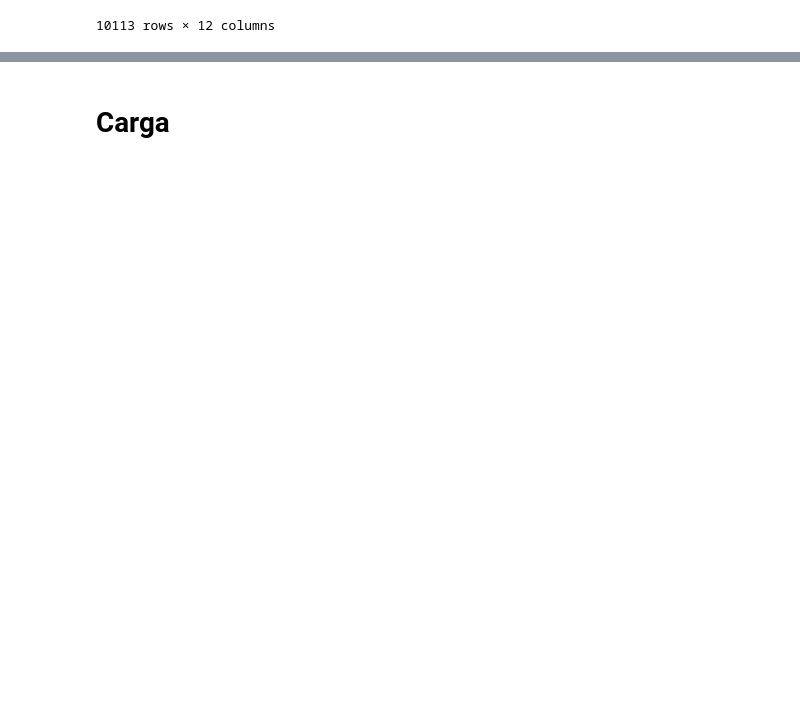
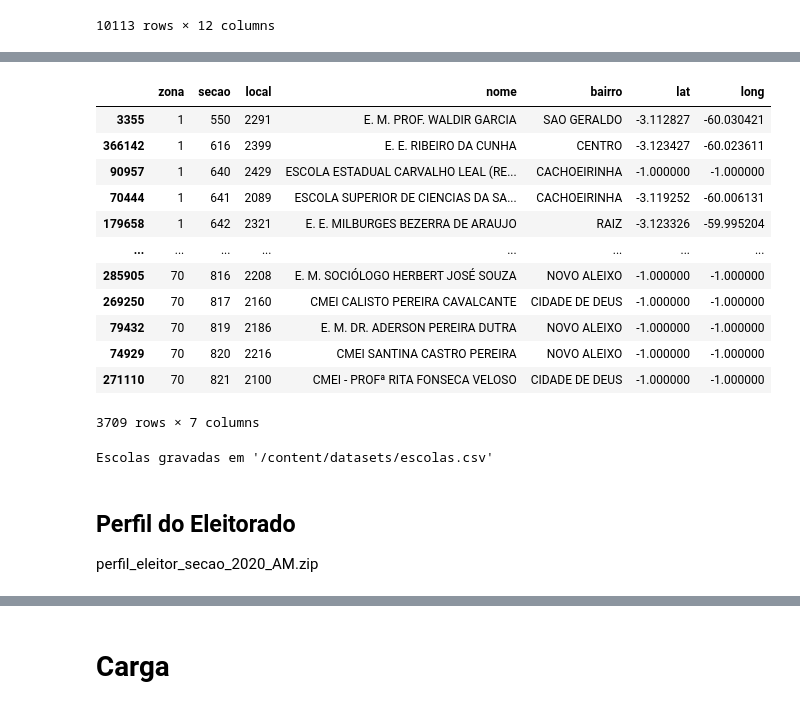
Before and after one commit to bmnds/uea-data-science-04-data-processing, a Jupyter notebook: trabalho-final/Notebook_ETL.ipynb, the cells around one changed output, grey strips where cells are left out. Drawn from its saved outputs; the diff is of its cells as text; code cells hidden in the pictures; blank space fills up the shorter version.

Commit message:
Incluída leitura do dataset de escolas e perfil do eleitorado

```diff
--- a/trabalho-final/Notebook_ETL.ipynb
+++ b/trabalho-final/Notebook_ETL.ipynb
@@ -460,0 +479,3 @@ dft_dvs
+# %%
+df = pd.read_csv('/content/work/eleitorado_local_votacao_2020.csv', encoding="ISO-8859-1", delimiter=';')
+df.info()
@@ -461,3 +500,34 @@ dft_dvs
+# %%
+df_escolas = df[df.NM_MUNICIPIO.eq('MANAUS')] \
+                  [['NR_ZONA', 'NR_SECAO', 'NR_LOCAL_VOTACAO', 'NM_LOCAL_VOTACAO',
+                    'NM_BAIRRO','NR_LATITUDE',	'NR_LONGITUDE']] \
+                    .sort_values(['NR_ZONA', 'NR_SECAO']) \
+                    .drop_duplicates()
+df_escolas.columns = ['zona', 'secao', 'local', 'nome', 'bairro', 'lat','long']
+df_escolas
+# %% [output]
+|  | zona | secao | local | nome | bairro | lat | long |
+| 3355 | 1 | 550 | 2291 | E. M. PROF. WALDIR GARCIA | SAO GERALDO | -3.112827 | -60.030421 |
+| 366142 | 1 | 616 | 2399 | E. E. RIBEIRO DA CUNHA | CENTRO | -3.123427 | -60.023611 |
+| 90957 | 1 | 640 | 2429 | ESCOLA ESTADUAL CARVALHO LEAL (RE... | CACHOEIRINHA | -1.000000 | -1.000000 |
+| 70444 | 1 | 641 | 2089 | ESCOLA SUPERIOR DE CIENCIAS DA SA... | CACHOEIRINHA | -3.119252 | -60.006131 |
+| 179658 | 1 | 642 | 2321 | E. E. MILBURGES BEZERRA DE ARAUJO | RAIZ | -3.123326 | -59.995204 |
+| ... | ... | ... | ... | ... | ... | ... | ... |
+| 285905 | 70 | 816 | 2208 | E. M. SOCIÓLOGO HERBERT JOSÉ SOUZA | NOVO ALEIXO | -1.000000 | -1.000000 |
+| 269250 | 70 | 817 | 2160 | CMEI CALISTO PEREIRA CAVALCANTE | CIDADE DE DEUS | -1.000000 | -1.000000 |
+| 79432 | 70 | 819 | 2186 | E. M. DR. ADERSON PEREIRA DUTRA | NOVO ALEIXO | -1.000000 | -1.000000 |
+| 74929 | 70 | 820 | 2216 | CMEI SANTINA CASTRO PEREIRA | NOVO ALEIXO | -1.000000 | -1.000000 |
+| 271110 | 70 | 821 | 2100 | CMEI - PROFª RITA FONSECA VELOSO | CIDADE DE DEUS | -1.000000 | -1.000000 |
+3709 rows × 7 columns
+# %%
+filename = '/content/datasets/escolas.csv'
+df_escolas.to_csv(filename)
+print(f'Escolas gravadas em \'{filename}\'')
+# %% [output]
+Escolas gravadas em '/content/datasets/escolas.csv'
 # %%
 # Limpeza do diretório temporário de trabalho
 !rm -rf /content/work/*
+# %% [markdown]
+## Perfil do Eleitorado
+perfil_eleitor_secao_2020_AM.zip
```
Also changed, not shown: parts of 24 cells of this notebook.
